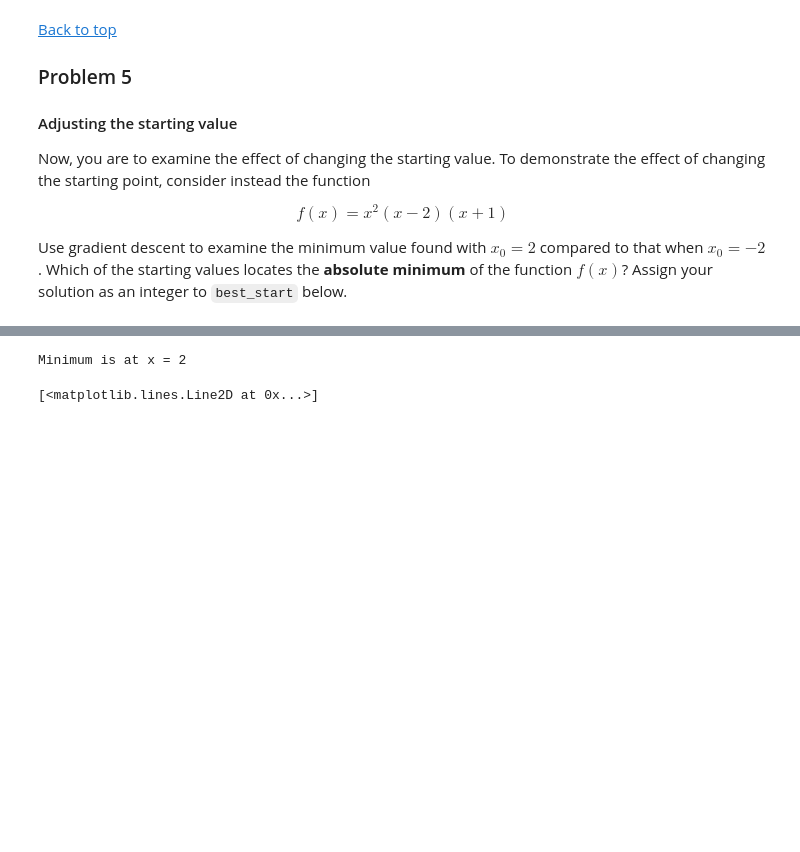
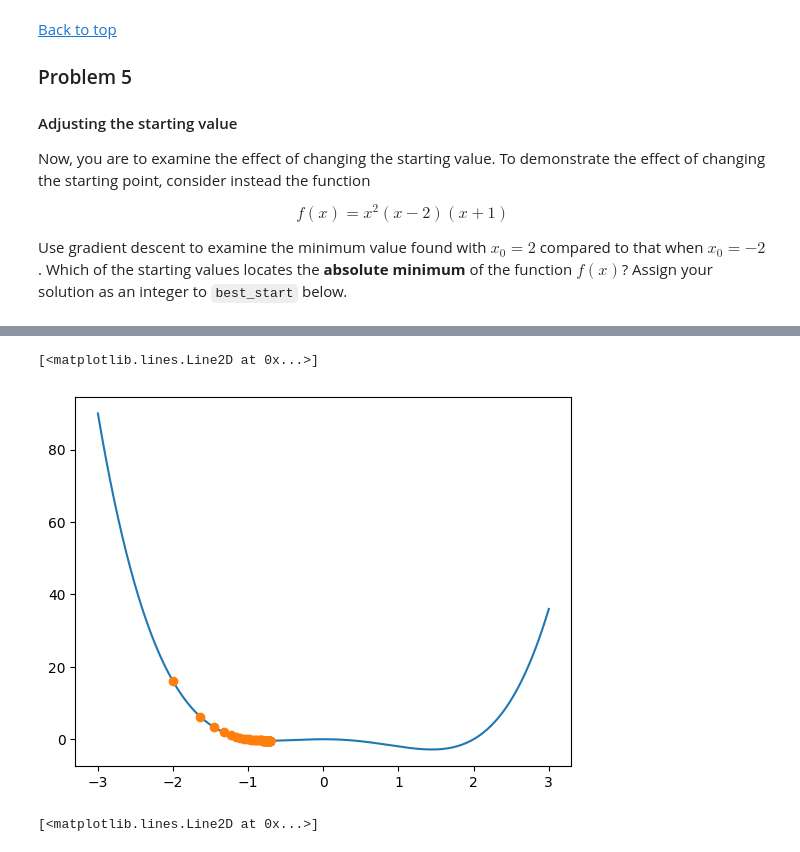
Before and after one commit to Subroy1/MSAI_AllPracticeModules, a Jupyter notebook: Module 15/colab_activity15_2.ipynb, the cells around one changed output, grey strips where cells are left out. Saved outputs shown, nothing was run; the diff lists cells and outputs as text; code cells hidden in the pictures; blank space fills up the shorter version.

```diff
--- a/Module 15/colab_activity15_2.ipynb
+++ b/Module 15/colab_activity15_2.ipynb
@@ -223,19 +227,21 @@ plt.grid();
 # %%
+xprev=-2
+xs = [xprev]
 
-xs = [-2]
 for i in range(50):
-  pass
+  xnext = xprev- step_size*df(xprev)
+  xs.append(xnext)
+  xprev = xnext
 
-best_start = ''
-
-
+#best_start = ''
 
 ### ANSWER CHECK
-print(f'Minimum is at x = {best_start}')
-# plt.plot(x, f(x))
-# plt.plot(xs, f(np.array(xs)), 'o')
+#print(f'Minimum is at x = {best_start}')
+plt.plot(x, f(x))
+plt.plot(xs, f(np.array(xs)), 'o')
 # %% [output]
-Minimum is at x = 2
+[<matplotlib.lines.Line2D at 0x...>]
+[figure, added]
 # %%
 plt.plot(x, f(x))
 plt.plot(xs, f(np.array(xs)), 'o')
```
Also changed, not shown: parts of 4 cells of this notebook.
